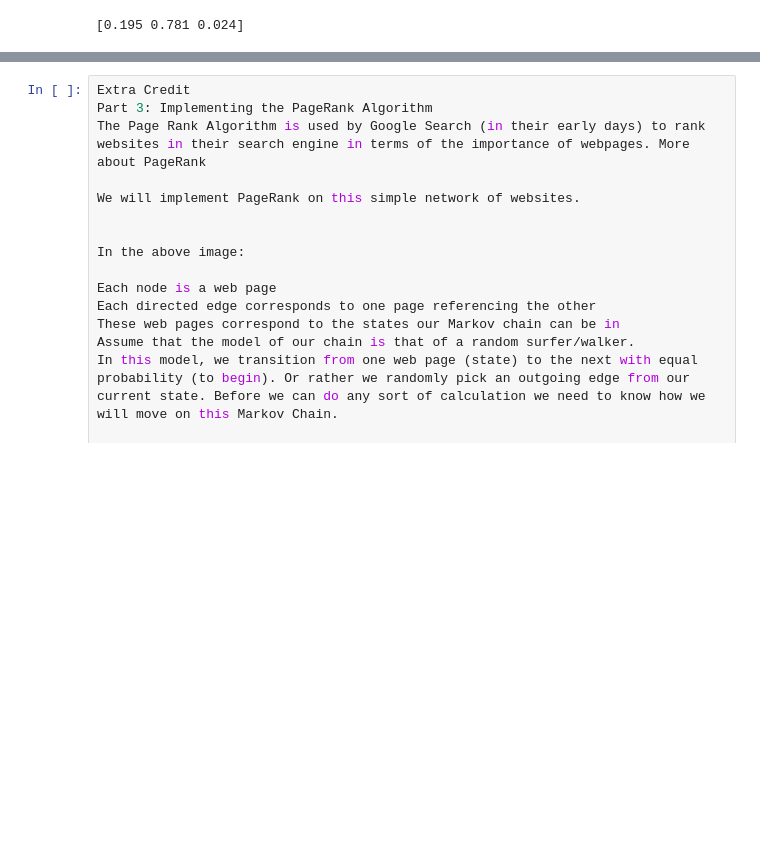
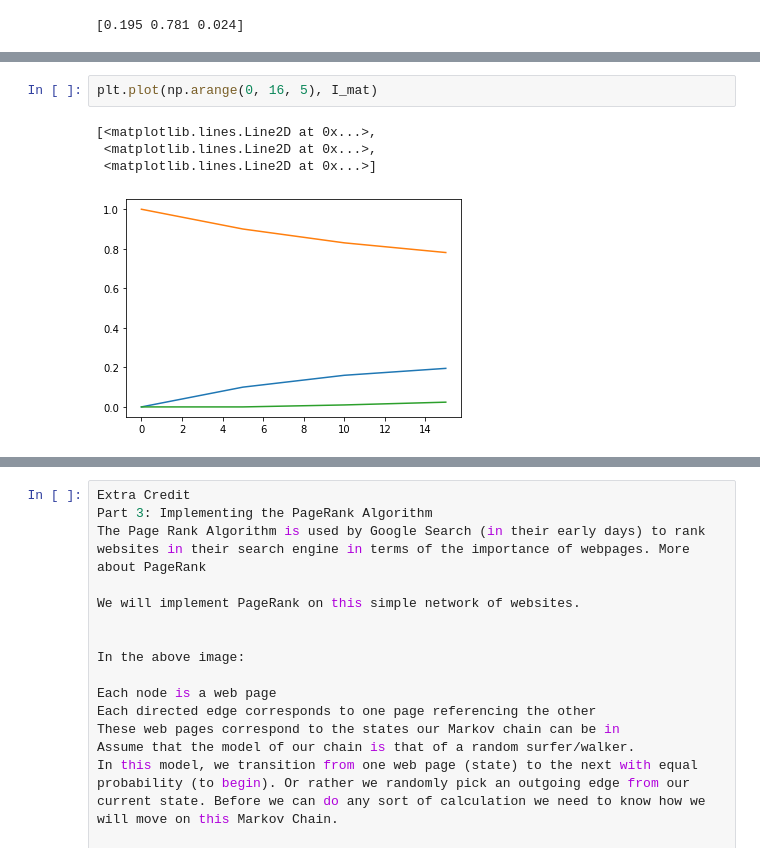
Before and after one commit to CarveTheFuture/Array_manipulation, a Jupyter notebook: Week1_DSI_LinearAlgebra.ipynb, the cells around one changed output, grey strips where cells are left out. Drawn from its saved outputs; the diff is of its cells as text; blank space fills up the shorter version.

```diff
--- a/Week1_DSI_LinearAlgebra.ipynb
+++ b/Week1_DSI_LinearAlgebra.ipynb
@@ -128,3 +156,10 @@ print(state_15_I)
+# %%
+plt.plot(np.arange(0, 16, 5), I_mat)
+# %% [output]
+[<matplotlib.lines.Line2D at 0x...>,
+ <matplotlib.lines.Line2D at 0x...>,
+ <matplotlib.lines.Line2D at 0x...>]
+[figure, added]
 # %%
 Advanced
 Part 2: Iris
```
Also changed, not shown: parts of 13 cells of this notebook.
